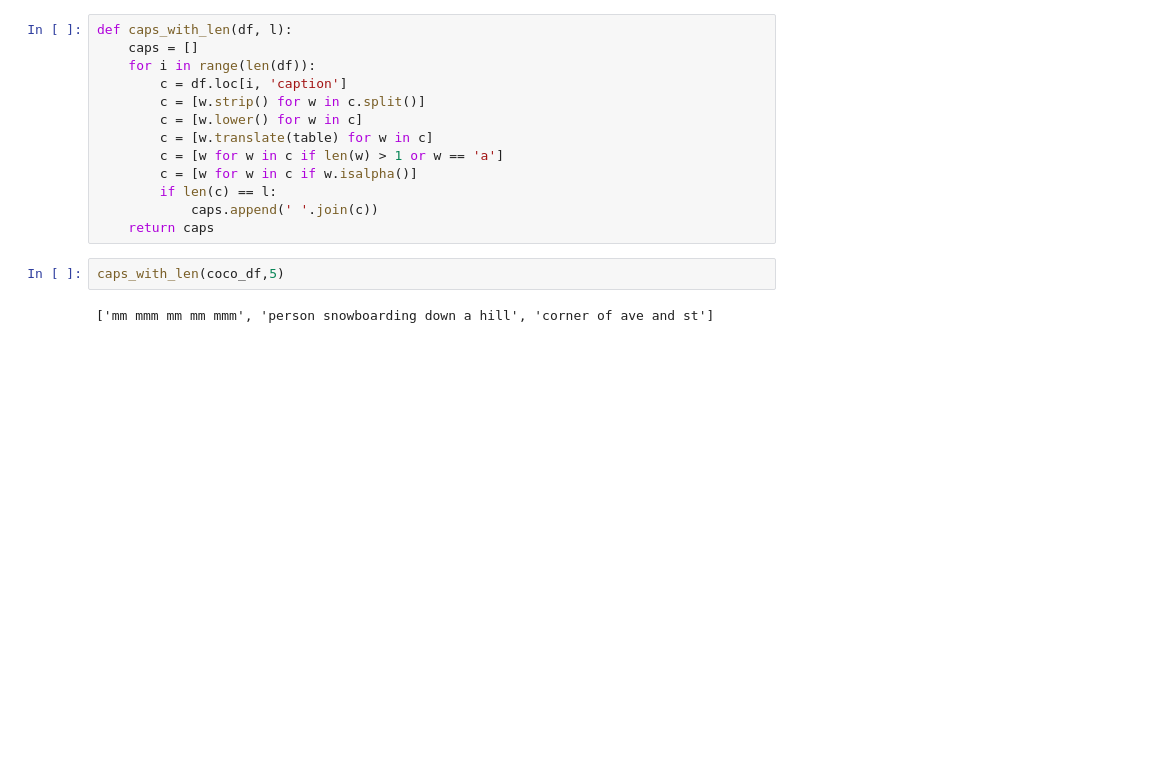
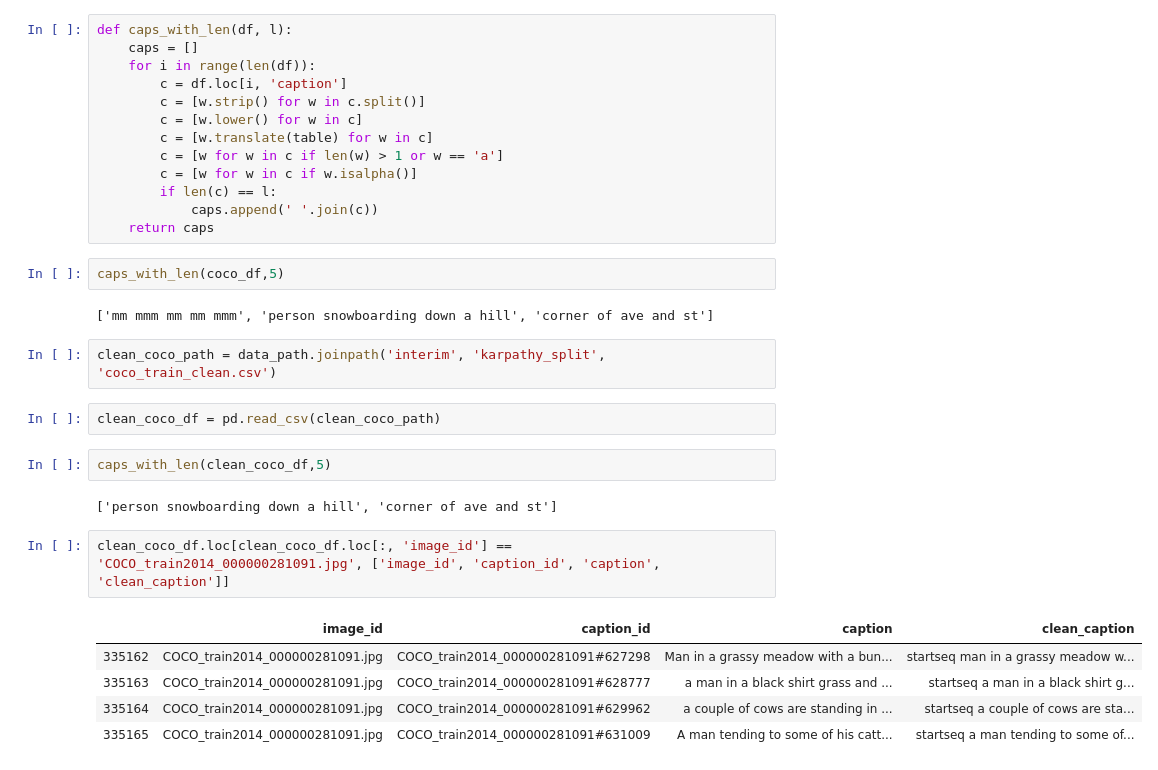
Before and after one commit to ingritu/TDT4900-Master-Thesis, a Jupyter notebook: notebooks/visualize_word_frequency.ipynb, the cells around one changed output. Cells and saved outputs as stored; diff of their text form; blank space fills up the shorter version.

Commit message:
managed to remove the bad captions with only mmm mmmm

```diff
--- a/notebooks/visualize_word_frequency.ipynb
+++ b/notebooks/visualize_word_frequency.ipynb
@@ -260,3 +258,19 @@ def caps_with_len(df, l):
 caps_with_len(coco_df,5)
 # %% [output]
 ['mm mmm mm mm mmm', 'person snowboarding down a hill', 'corner of ave and st']
+# %%
+clean_coco_path = data_path.joinpath('interim', 'karpathy_split', 'coco_train_clean.csv')
+# %%
+clean_coco_df = pd.read_csv(clean_coco_path)
+# %%
+caps_with_len(clean_coco_df,5)
+# %% [output]
+['person snowboarding down a hill', 'corner of ave and st']
+# %%
+clean_coco_df.loc[clean_coco_df.loc[:, 'image_id'] == 'COCO_train2014_000000281091.jpg', ['image_id', 'caption_id', 'caption', 'clean_caption']]
+# %% [output]
+|  | image_id | caption_id | caption | clean_caption |
+| 335162 | COCO_train2014_000000281091.jpg | COCO_train2014_000000281091#627298 | Man in a grassy meadow with a bun... | startseq man in a grassy meadow w... |
+| 335163 | COCO_train2014_000000281091.jpg | COCO_train2014_000000281091#628777 | a man in a black shirt grass and ... | startseq a man in a black shirt g... |
+| 335164 | COCO_train2014_000000281091.jpg | COCO_train2014_000000281091#629962 | a couple of cows are standing in ... | startseq a couple of cows are sta... |
+| 335165 | COCO_train2014_000000281091.jpg | COCO_train2014_000000281091#631009 | A man tending to some of his catt... | startseq a man tending to some of... |
```
Also changed, not shown: parts of 1 cell of this notebook, 2 other files.
